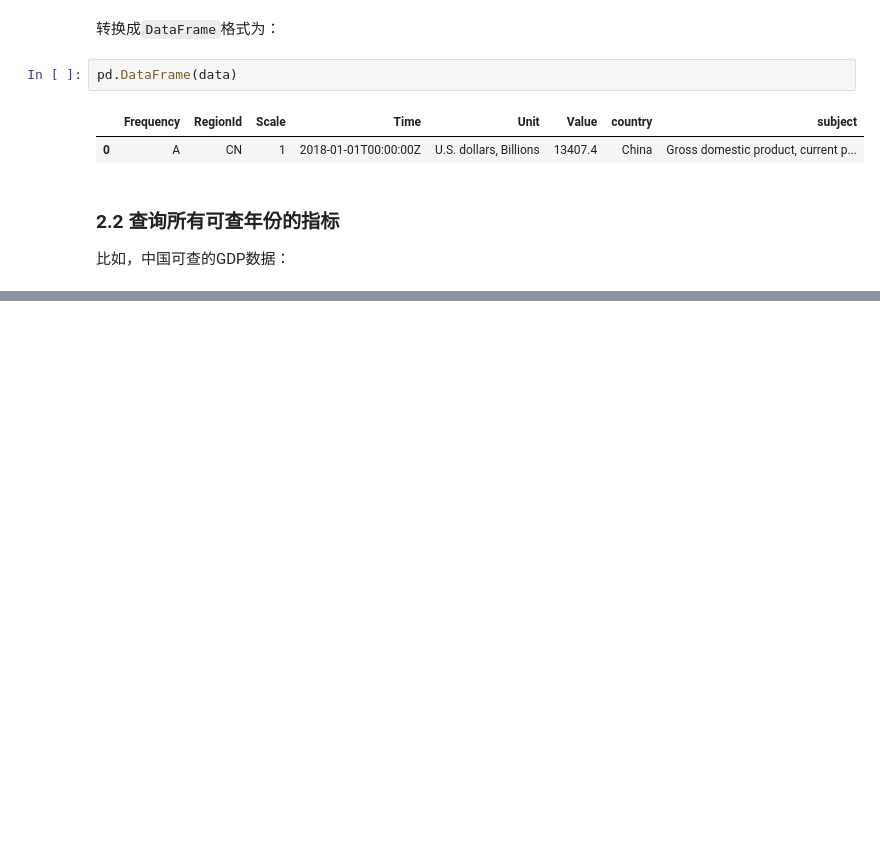
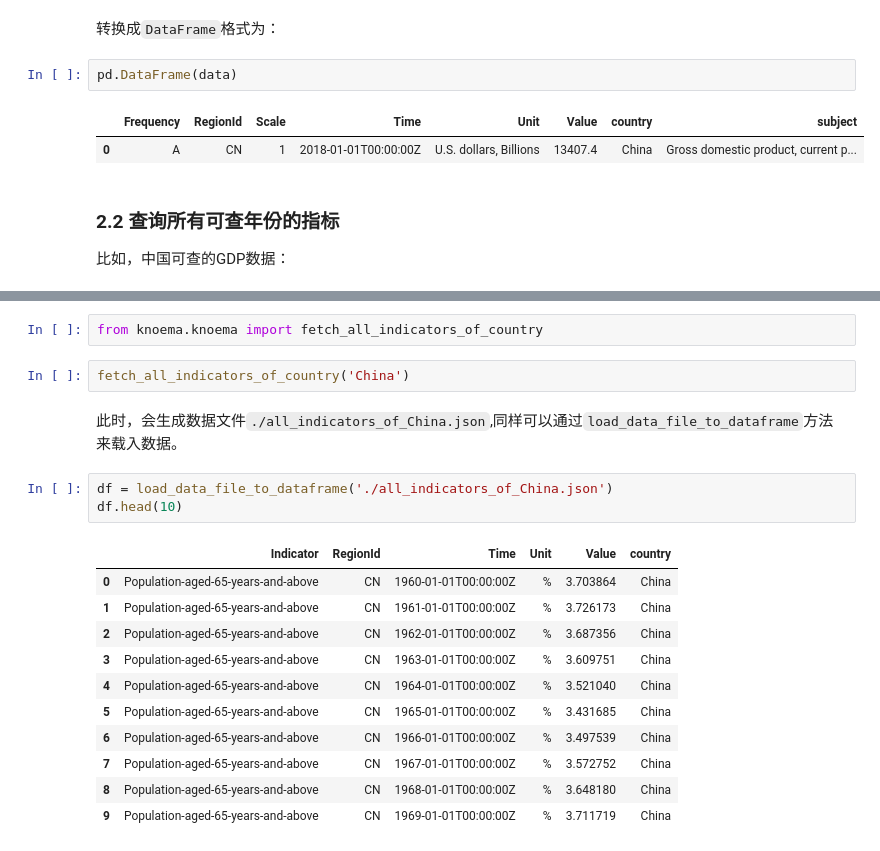
Before and after one commit to Tishacy/WorldDataAtlasSpider, a Jupyter notebook: handbook.ipynb, the cells around one changed output, grey strips where cells are left out. Drawn from its saved outputs; the diff is of its cells as text; blank space fills up the shorter version.

```diff
--- a/handbook.ipynb
+++ b/handbook.ipynb
@@ -134,0 +160,21 @@ import demo
+# %%
+from knoema.knoema import fetch_all_indicators_of_country
+# %%
+fetch_all_indicators_of_country('China')
+# %% [markdown]
+此时，会生成数据文件`./all_indicators_of_China.json`,同样可以通过`load_data_file_to_dataframe`方法来载入数据。
+# %%
+df = load_data_file_to_dataframe('./all_indicators_of_China.json')
+df.head(10)
+# %% [output]
+|  | Indicator | RegionId | Time | Unit | Value | country |
+| 0 | Population-aged-65-years-and-above | CN | 1960-01-01T00:00:00Z | % | 3.703864 | China |
+| 1 | Population-aged-65-years-and-above | CN | 1961-01-01T00:00:00Z | % | 3.726173 | China |
+| 2 | Population-aged-65-years-and-above | CN | 1962-01-01T00:00:00Z | % | 3.687356 | China |
+| 3 | Population-aged-65-years-and-above | CN | 1963-01-01T00:00:00Z | % | 3.609751 | China |
+| 4 | Population-aged-65-years-and-above | CN | 1964-01-01T00:00:00Z | % | 3.521040 | China |
+| 5 | Population-aged-65-years-and-above | CN | 1965-01-01T00:00:00Z | % | 3.431685 | China |
+| 6 | Population-aged-65-years-and-above | CN | 1966-01-01T00:00:00Z | % | 3.497539 | China |
+| 7 | Population-aged-65-years-and-above | CN | 1967-01-01T00:00:00Z | % | 3.572752 | China |
+| 8 | Population-aged-65-years-and-above | CN | 1968-01-01T00:00:00Z | % | 3.648180 | China |
+| 9 | Population-aged-65-years-and-above | CN | 1969-01-01T00:00:00Z | % | 3.711719 | China |
```
Also changed, not shown: parts of 10 cells of this notebook, 5 other files.
